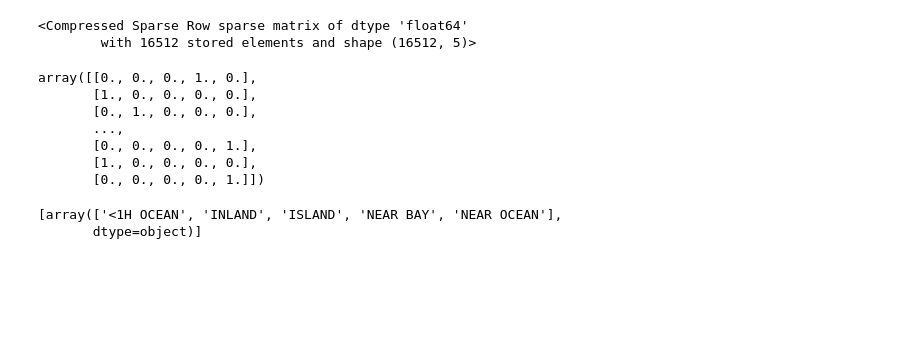
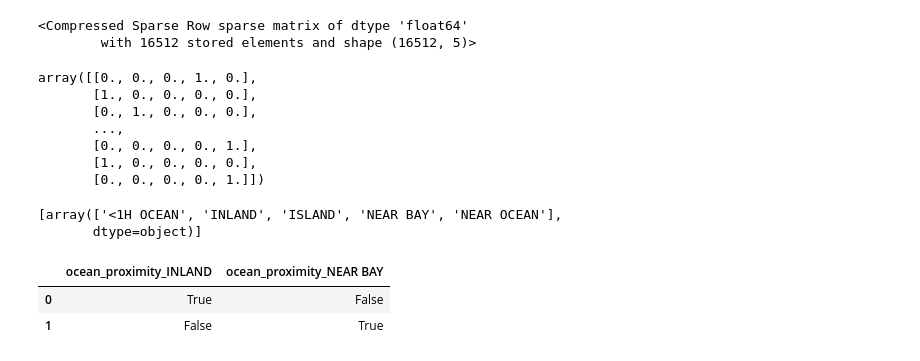
Before and after one commit to Parmida79/baldr, a Jupyter notebook: baldr/data_preperation.ipynb, the cells around one changed output. Drawn from its saved outputs; the diff is of its cells as text; code cells hidden in the pictures; blank space fills up the shorter version.

Commit message:
Tested one-hot feature with pd.DataFrame()

```diff
--- a/baldr/data_preperation.ipynb
+++ b/baldr/data_preperation.ipynb
@@ -138,3 +138,11 @@ cat_encoder.categories_
 # %% [output]
 [array(['<1H OCEAN', 'INLAND', 'ISLAND', 'NEAR BAY', 'NEAR OCEAN'],
        dtype=object)]
+# %%
+# converts each categorical feature into a one-hot representation, with one binary feature per category
+df_test = pd.DataFrame({'ocean_proximity': ['INLAND', 'NEAR BAY']})
+pd.get_dummies(df_test)
+# %% [output]
+|  | ocean_proximity_INLAND | ocean_proximity_NEAR BAY |
+| 0 | True | False |
+| 1 | False | True |
```
